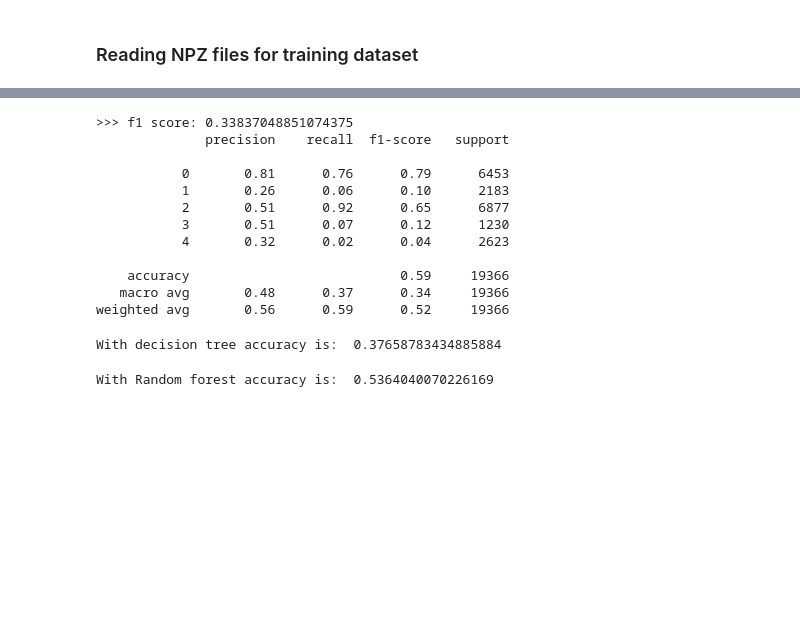
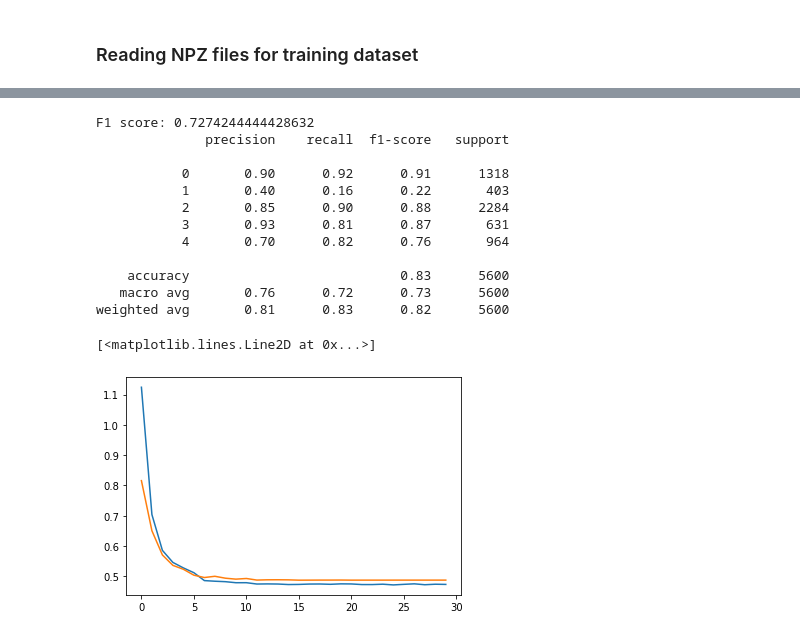
Before and after one commit to SupriyaRamachandra/Sleep-Stage, a Jupyter notebook: DM_Final_Project.ipynb, the cells around one changed output, grey strips where cells are left out. Drawn from its saved outputs; the diff is of its cells as text; code cells hidden in the pictures; blank space fills up the shorter version.

```diff
--- a/DM_Final_Project.ipynb
+++ b/DM_Final_Project.ipynb
@@ -360,8 +419,10 @@ X_val = np.squeeze(X_val, axis=(2,))
 pp_X_train = np.array([models.butter_bandpass_filter(sample, highpass=40.0, fs=100, order=4) for sample in X_train])
 pp_X_val = np.array([models.butter_bandpass_filter(sample, highpass=40.0, fs=100, order=4) for sample in X_val])
 pp_X_test = np.array([models.butter_bandpass_filter(sample, highpass=40.0, fs=100, order=4) for sample in X_test])
-pp_X_test = np.expand_dims(pp_X_test, axis=2)
-pp_X_train = np.expand_dims(pp_X_train, axis=2)
-pp_X_val = np.expand_dims(pp_X_val, axis=2)
-print(pp_X_val.shape)
+# pp_X_test = np.expand_dims(pp_X_test, axis=2)
+# pp_X_train = np.expand_dims(pp_X_train, axis=2)
+# pp_X_val = np.expand_dims(pp_X_val, axis=2)
+if VBS:
+    print(pp_X_val.shape)
+    print(pp_X_train.shape)
 # %% [output]
@@ -378,8 +438,8 @@ callbacks_list = [
     csv_logger,
 ]
 # %%
-model_2019 = models.model_baseline_2019()
-hist_19 = model_2019.fit(
-    pp_X_train, y_train_, batch_size=64, epochs=5, validation_data=(pp_X_val, y_val_), callbacks=callbacks_list, verbose=VBS
+model_cnn = models.model_b(verbose=VBS)
+hist_19 = model_cnn.fit(
+    pp_X_train, y_train_, batch_size=batch_size, epochs=30, validation_data=(pp_X_val, y_val_), callbacks=callbacks_list, verbose=VBS
 )
 # %% [output]
@@ -403,36 +463,21 @@ Epoch 00010: val_loss did not improve from 1.15586
 # %%
-y_pred = model_2019.predict(pp_X_test, batch_size=batch_size)
+y_pred = model_cnn.predict(pp_X_test, batch_size=batch_size)
 y_pred = np.array([np.argmax(s) for s in y_pred])
-f1 = f1_score(y_test, y_pred, average="macro")
-print(">>> f1 score: {}".format(f1))
-report = classification_report(y_test, y_pred)
-print(report)
+f1_cnn = f1_score(y_test, y_pred, average="macro")
+if VBS:
+    print("F1 score: {}".format(f1_cnn))
+    report = classification_report(y_test, y_pred)
+    print(report)
 # %% [output]
->>> f1 score: 0.33837048851074375
+F1 score: 0.7274244444428632
               precision    recall  f1-score   support
 
-           0       0.81      0.76      0.79      6453
-           1       0.26      0.06      0.10      2183
-           2       0.51      0.92      0.65      6877
-           3       0.51      0.07      0.12      1230
-           4       0.32      0.02      0.04      2623
+           0       0.90      0.92      0.91      1318
+           1       0.40      0.16      0.22       403
+           2       0.85      0.90      0.88      2284
+           3       0.93      0.81      0.87       631
+           4       0.70      0.82      0.76       964
 
-    accuracy                           0.59     19366
-   macro avg       0.48      0.37      0.34     19366
-weighted avg       0.56      0.59      0.52     19366
+    accuracy                           0.83      5600
+   macro avg       0.76      0.72      0.73      5600
+weighted avg       0.81      0.83      0.82      5600
-# %%
-dtree = DecisionTreeClassifier()
-dtree.fit(X_train,y_train)
-prediction = dtree.predict(X_test)
-
-print('With decision tree accuracy is: ',dtree.score(X_test,y_test)) # accuracy
-# %% [output]
-With decision tree accuracy is:  0.37658783434885884
-# %%
-rf = RandomForestClassifier()
-rf.fit(X_train,y_train)
-prediction = rf.predict(X_test)
-
-print('With Random forest accuracy is: ',rf.score(X_test,y_test)) # accuracy
-# %% [output]
-With Random forest accuracy is:  0.5364040070226169
@@ -448,0 +484,6 @@ With Random forest accuracy is:  0.5364040070226169
+# %%
+plt.plot(hist_19.history["loss"])
+plt.plot(hist_19.history["val_loss"])
+# %% [output]
+[<matplotlib.lines.Line2D at 0x...>]
+[figure, added]
```
Also changed, not shown: parts of 25 cells of this notebook.
